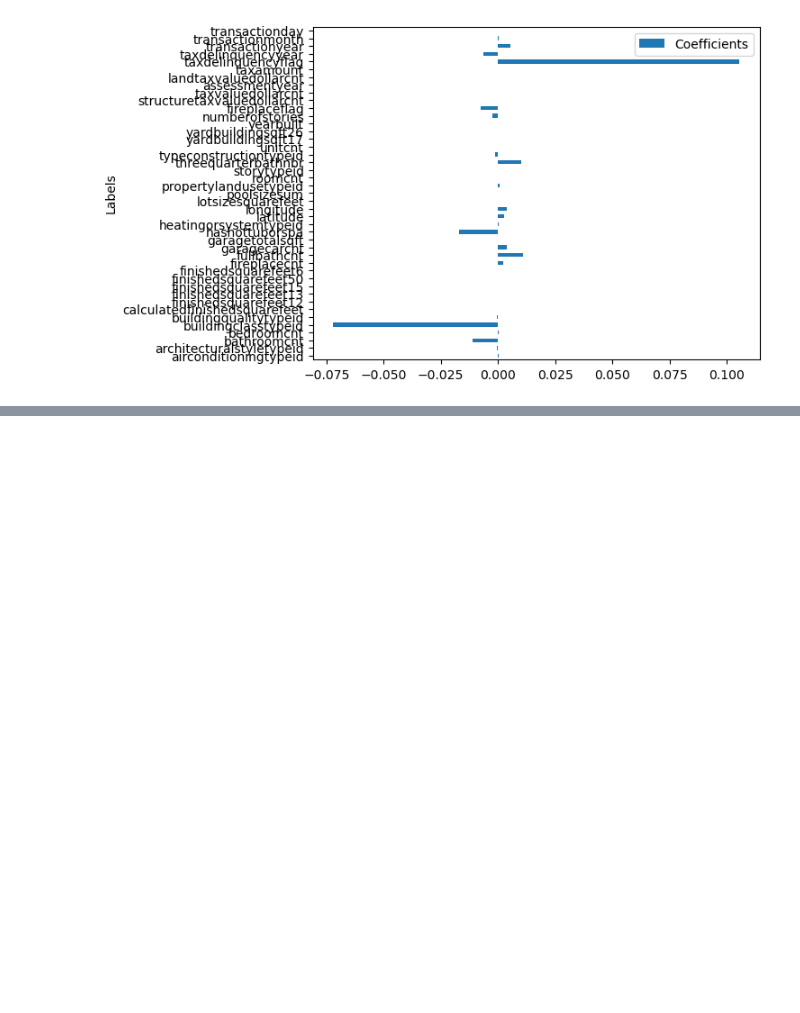
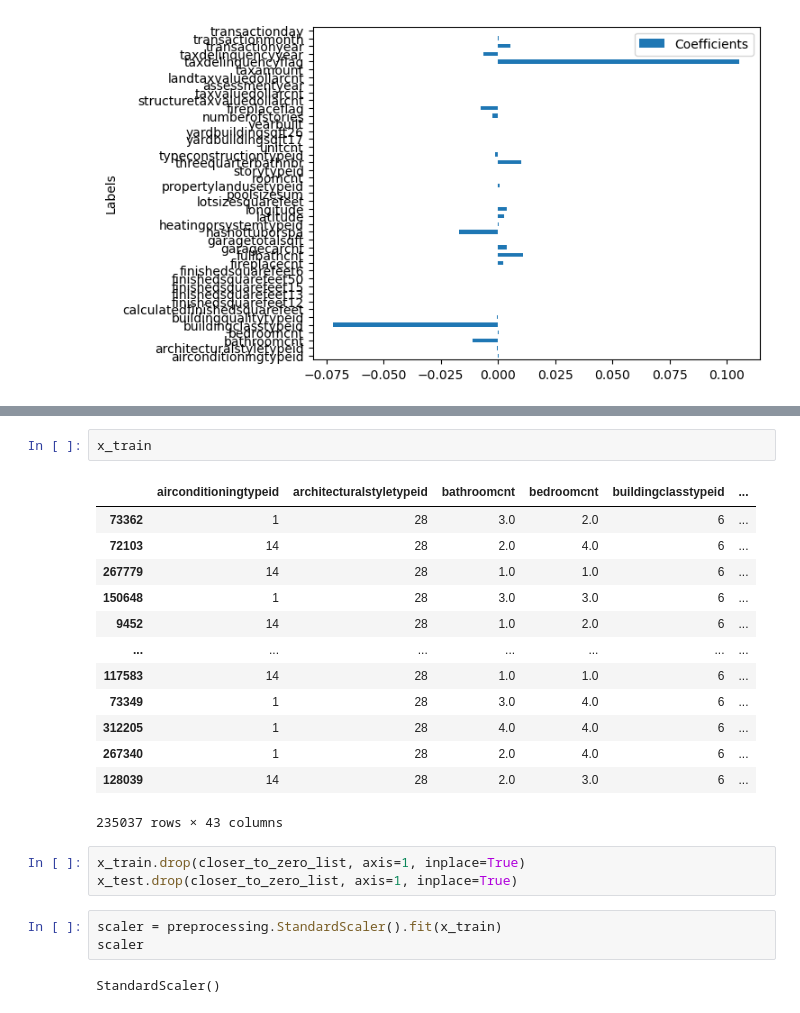
Before and after one commit to nariastoro/ml_projects, a Jupyter notebook: zillow-prize-1/zillow_notebook.ipynb, the cells around one changed output, grey strips where cells are left out. Drawn from its saved outputs; the diff is of its cells as text; blank space fills up the shorter version.

```diff
--- a/zillow-prize-1/zillow_notebook.ipynb
+++ b/zillow-prize-1/zillow_notebook.ipynb
@@ -404,0 +431,24 @@ Most of them are closer to 0
+# %%
+x_train
+# %% [output]
+|  | airconditioningtypeid | architecturalstyletypeid | bathroomcnt | bedroomcnt | buildingclasstypeid | ... |
+| 73362 | 1 | 28 | 3.0 | 2.0 | 6 | ... |
+| 72103 | 14 | 28 | 2.0 | 4.0 | 6 | ... |
+| 267779 | 14 | 28 | 1.0 | 1.0 | 6 | ... |
+| 150648 | 1 | 28 | 3.0 | 3.0 | 6 | ... |
+| 9452 | 14 | 28 | 1.0 | 2.0 | 6 | ... |
+| ... | ... | ... | ... | ... | ... | ... |
+| 117583 | 14 | 28 | 1.0 | 1.0 | 6 | ... |
+| 73349 | 1 | 28 | 3.0 | 4.0 | 6 | ... |
+| 312205 | 1 | 28 | 4.0 | 4.0 | 6 | ... |
+| 267340 | 1 | 28 | 2.0 | 4.0 | 6 | ... |
+| 128039 | 14 | 28 | 2.0 | 3.0 | 6 | ... |
+235037 rows × 43 columns
+# %%
+x_train.drop(closer_to_zero_list, axis=1, inplace=True)
+x_test.drop(closer_to_zero_list, axis=1, inplace=True)
+# %%
+scaler = preprocessing.StandardScaler().fit(x_train)
+scaler
+# %% [output]
+StandardScaler()
```
Also changed, not shown: parts of 24 cells of this notebook.
